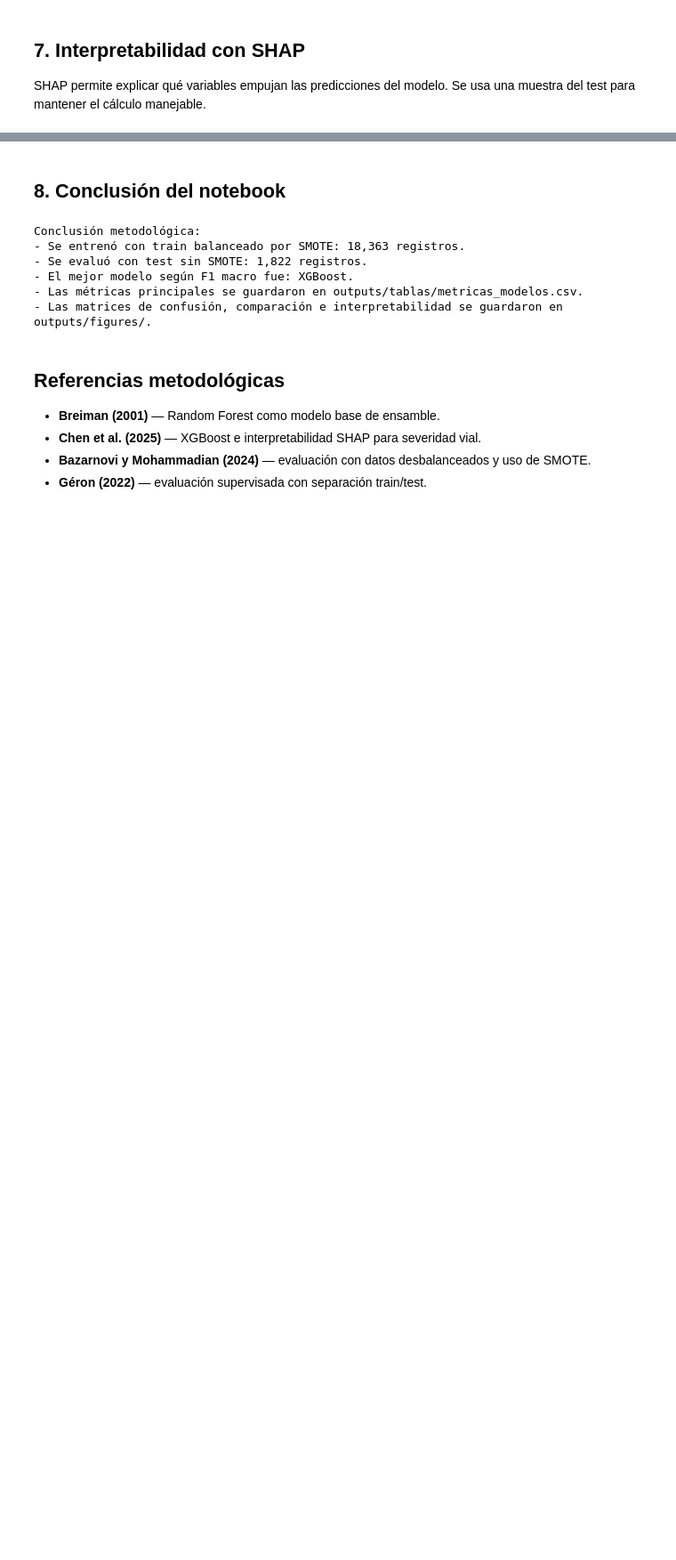
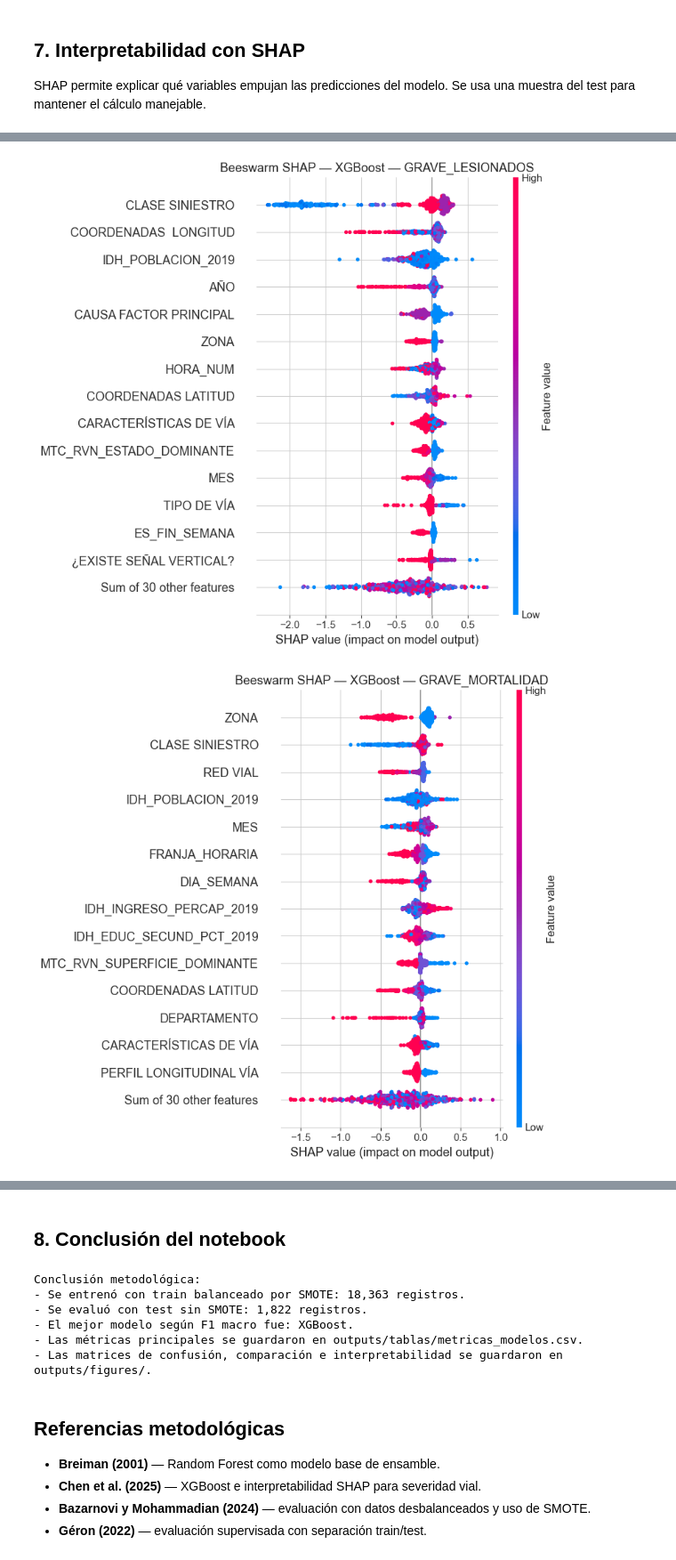
Before and after one commit to veliz-a/siniestros-fatales-peru-ml, a Jupyter notebook: notebooks/04_modelado_supervisado.ipynb, the cells around one changed output, grey strips where cells are left out. Shown at 89% size. Drawn from its saved outputs; the diff is of its cells as text; code cells hidden in the pictures; blank space fills up the shorter version.

```diff
--- a/notebooks/04_modelado_supervisado.ipynb
+++ b/notebooks/04_modelado_supervisado.ipynb
@@ -410,0 +457,73 @@ if SHAP_DISPONIBLE:
+# %%
+def nombre_archivo_seguro(texto):
+    return (
+        str(texto)
+        .replace(' ', '_')
+        .replace('/', '_')
+        .replace('Á', 'A')
+        .replace('É', 'E')
+        .replace('Í', 'I')
+        .replace('Ó', 'O')
+        .replace('Ú', 'U')
+        .replace('Ñ', 'N')
+        .replace('á', 'a')
+        .replace('é', 'e')
+        .replace('í', 'i')
+        .replace('ó', 'o')
+        .replace('ú', 'u')
+        .replace('ñ', 'n')
+    )
+
+if SHAP_DISPONIBLE:
+    try:
+        beeswarm_generados = []
+        valores_exp = np.asarray(shap_exp.values) if shap_exp is not None else shap_arr
+
+        if valores_exp.ndim == 3:
+            for pos_clase, clase_id in enumerate(sorted(class_map)):
+                nombre_clase = class_map[clase_id]
+                nombre_seguro = nombre_archivo_seguro(nombre_clase)
+
+                if shap_exp is not None and valores_exp.shape[1] == X_shap.shape[1]:
+                    shap_clase = shap_exp[:, :, pos_clase]
+                elif shap_exp is not None and valores_exp.shape[2] == X_shap.shape[1]:
+                    shap_clase = shap.Explanation(
+                        values=valores_exp[:, pos_clase, :],
+                        data=X_shap.values,
+                        feature_names=list(X_shap.columns),
+                    )
+                else:
+                    shap_clase = shap.Explanation(
+                        values=shap_arr[:, :, pos_clase],
+                        data=X_shap.values,
+                        feature_names=list(X_shap.columns),
+                    )
+
+                plt.figure(figsize=(9, 6))
+                shap.plots.beeswarm(shap_clase, max_display=15, show=False)
+                plt.title(f'Beeswarm SHAP — {mejor_nombre} — {nombre_clase}')
+                plt.tight_layout()
+                ruta = DIR_FIGURAS / f'shap_beeswarm_{nombre_seguro}.png'
+                plt.savefig(ruta, dpi=150, bbox_inches='tight')
+                plt.show()
+                beeswarm_generados.append(str(ruta))
+        else:
+            plt.figure(figsize=(9, 6))
+            shap.plots.beeswarm(shap_exp, max_display=15, show=False)
+            plt.title(f'Beeswarm SHAP — {mejor_nombre}')
+            plt.tight_layout()
+            ruta = DIR_FIGURAS / 'shap_beeswarm.png'
+            plt.savefig(ruta, dpi=150, bbox_inches='tight')
+            plt.show()
+            beeswarm_generados.append(str(ruta))
+
+        print('Beeswarm generados:')
+        for ruta in beeswarm_generados:
+            print(f'- {ruta}')
+    except Exception as e:
+        print(f'No se pudo generar shap.plots.beeswarm: {e}')
+else:
+    print('Se omite beeswarm porque SHAP no está instalado.')
+# %% [output]
+[figure, added]
+[figure, added]
```
Also changed, not shown: parts of 11 cells of this notebook, 17 other files.
